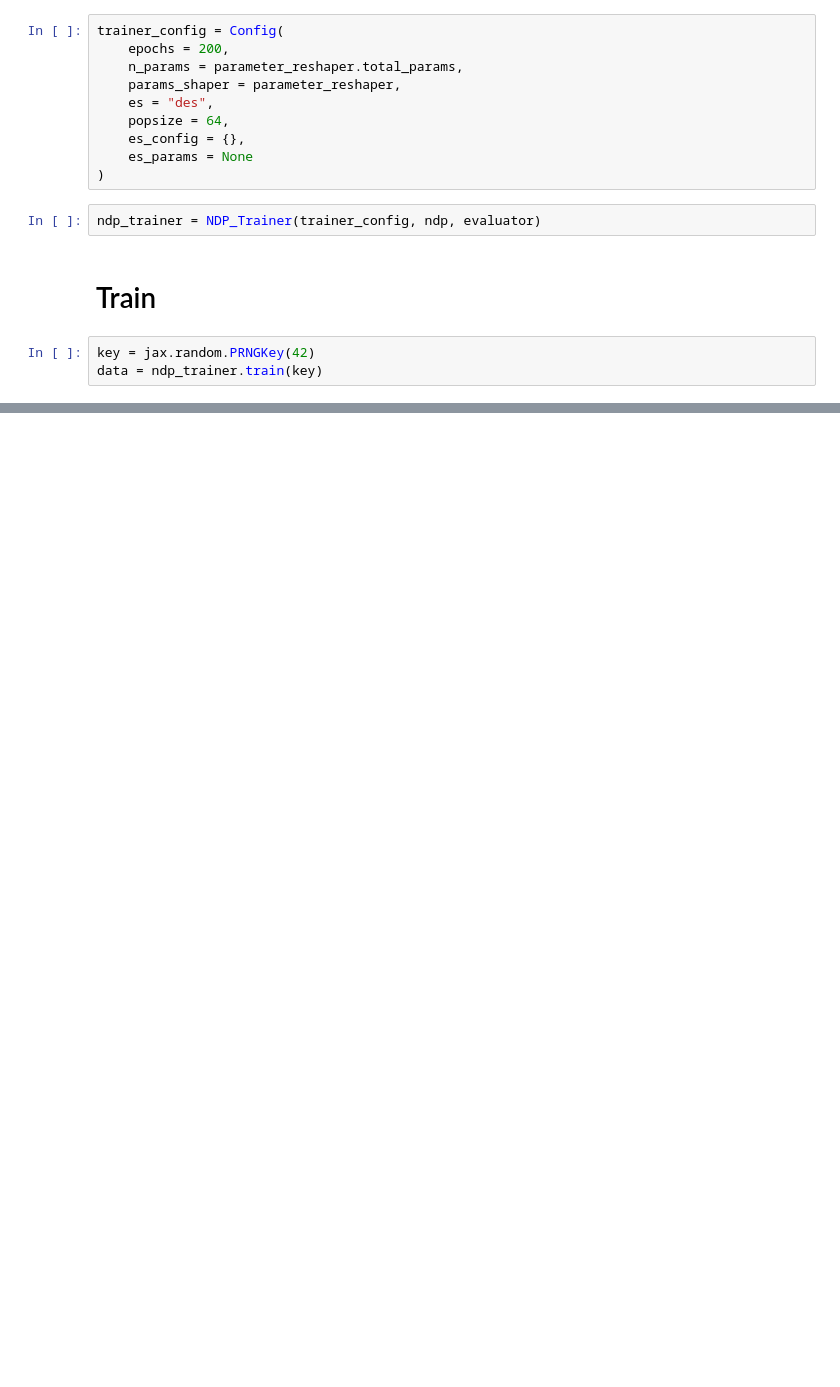
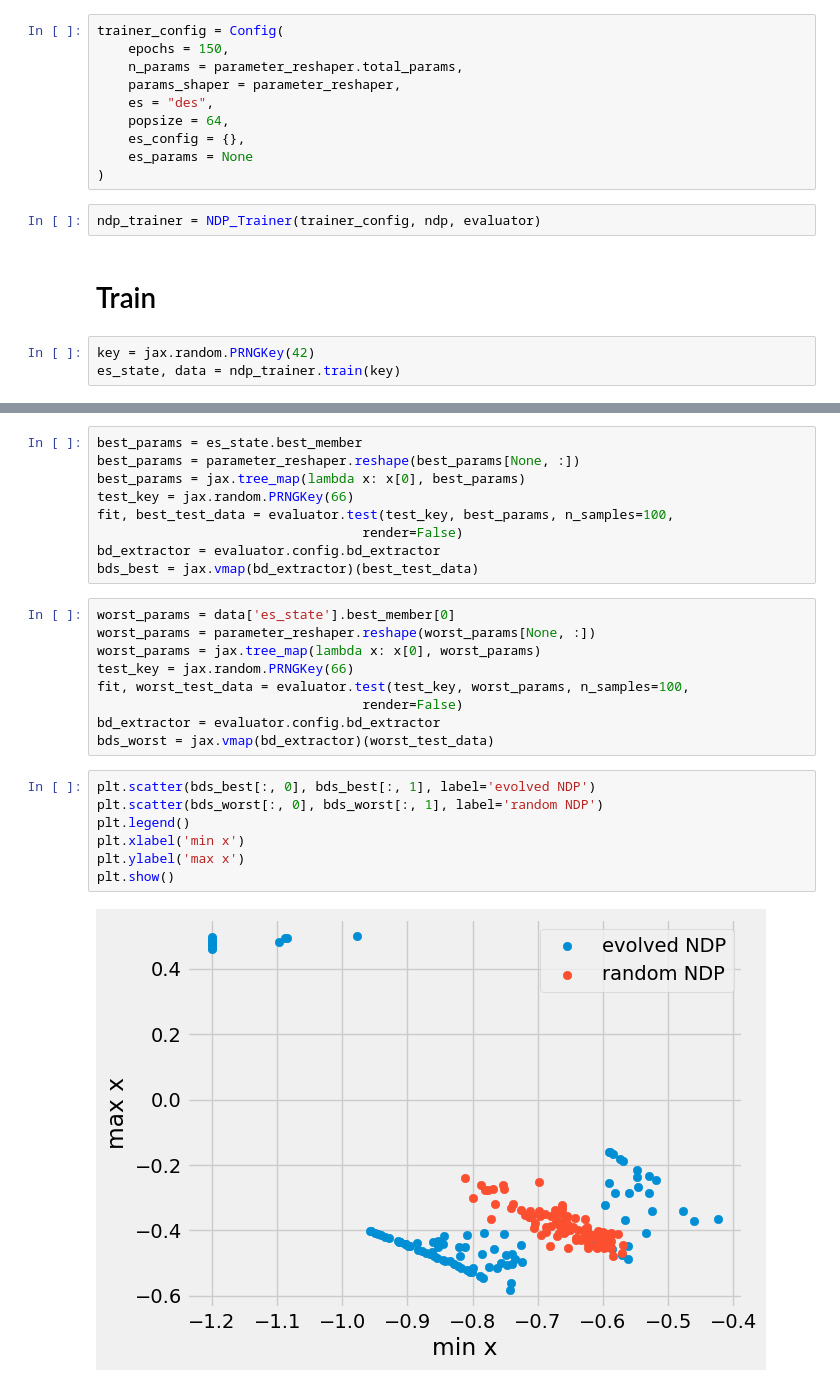
Before and after one commit to erwanplantec/MetaNDP, a Jupyter notebook: test.ipynb, the cells around one changed output, grey strips where cells are left out. Saved outputs shown, nothing was run; the diff lists cells and outputs as text; blank space fills up the shorter version.

Commit message:
add test function to diversity evaluator

```diff
--- a/test.ipynb
+++ b/test.ipynb
@@ -84,7 +85,7 @@ evaluator = DiversityEvaluator(evaluator_config, ndp)
 from metandp import NDP_Trainer, Config
 # %%
 trainer_config = Config(
-    epochs = 200,
+    epochs = 150,
     n_params = parameter_reshaper.total_params,
     params_shaper = parameter_reshaper,
     es = "des",
@@ -98,7 +99,7 @@ ndp_trainer = NDP_Trainer(trainer_config, ndp, evaluator)
 # Train
 # %%
 key = jax.random.PRNGKey(42)
-data = ndp_trainer.train(key)
+es_state, data = ndp_trainer.train(key)
 # %% [output]
         INNER LOOP #0
 OUTER LOOP #0 : avg = 0.03641112893819809, top = 0.07047489285469055, best = -0.07047489285469055
@@ -134,0 +136,27 @@ plt.show()
+# %%
+best_params = es_state.best_member
+best_params = parameter_reshaper.reshape(best_params[None, :])
+best_params = jax.tree_map(lambda x: x[0], best_params)
+test_key = jax.random.PRNGKey(66)
+fit, best_test_data = evaluator.test(test_key, best_params, n_samples=100,
+                                  render=False)
+bd_extractor = evaluator.config.bd_extractor
+bds_best = jax.vmap(bd_extractor)(best_test_data)
+# %%
+worst_params = data['es_state'].best_member[0]
+worst_params = parameter_reshaper.reshape(worst_params[None, :])
+worst_params = jax.tree_map(lambda x: x[0], worst_params)
+test_key = jax.random.PRNGKey(66)
+fit, worst_test_data = evaluator.test(test_key, worst_params, n_samples=100,
+                                  render=False)
+bd_extractor = evaluator.config.bd_extractor
+bds_worst = jax.vmap(bd_extractor)(worst_test_data)
+# %%
+plt.scatter(bds_best[:, 0], bds_best[:, 1], label='evolved NDP')
+plt.scatter(bds_worst[:, 0], bds_worst[:, 1], label='random NDP')
+plt.legend()
+plt.xlabel('min x')
+plt.ylabel('max x')
+plt.show()
+# %% [output]
+[figure, added]
```
Also changed, not shown: parts of 10 cells of this notebook, 3 other files.
